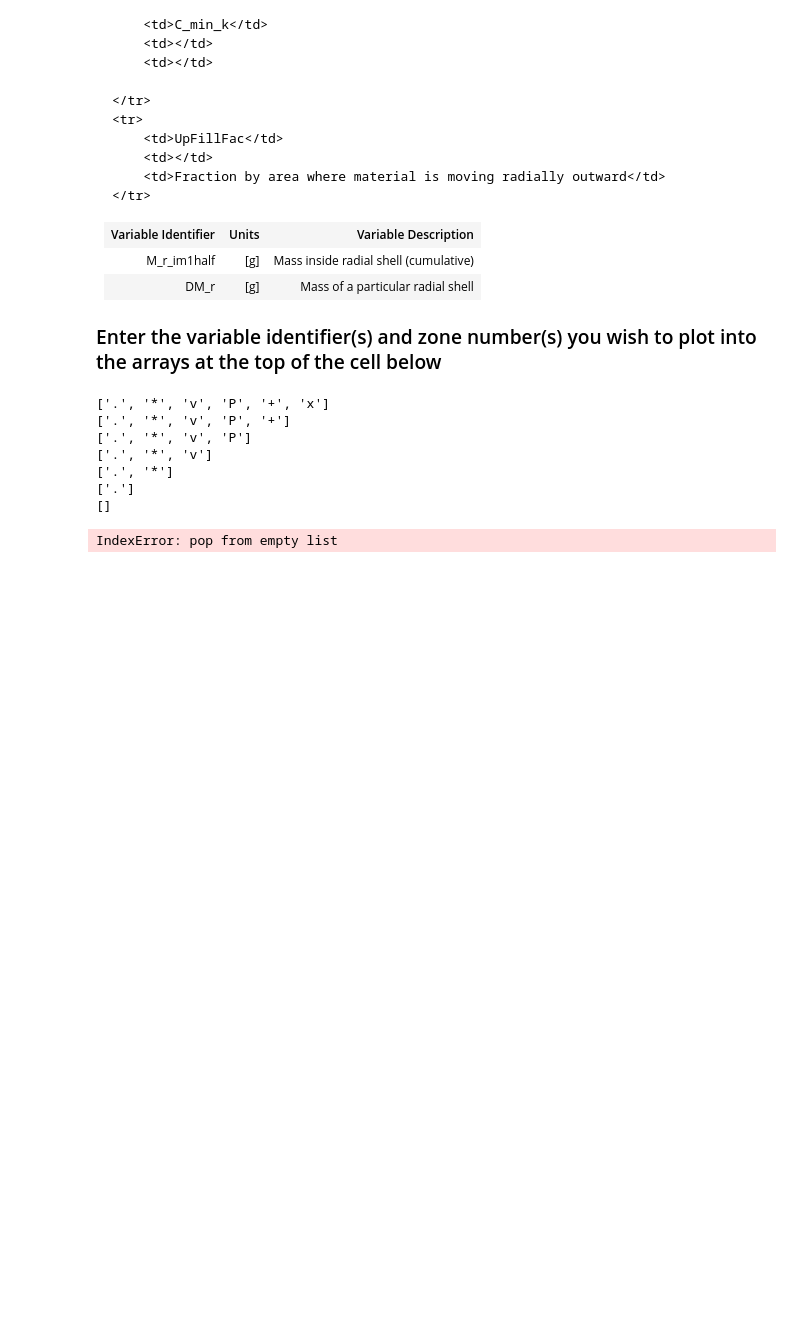
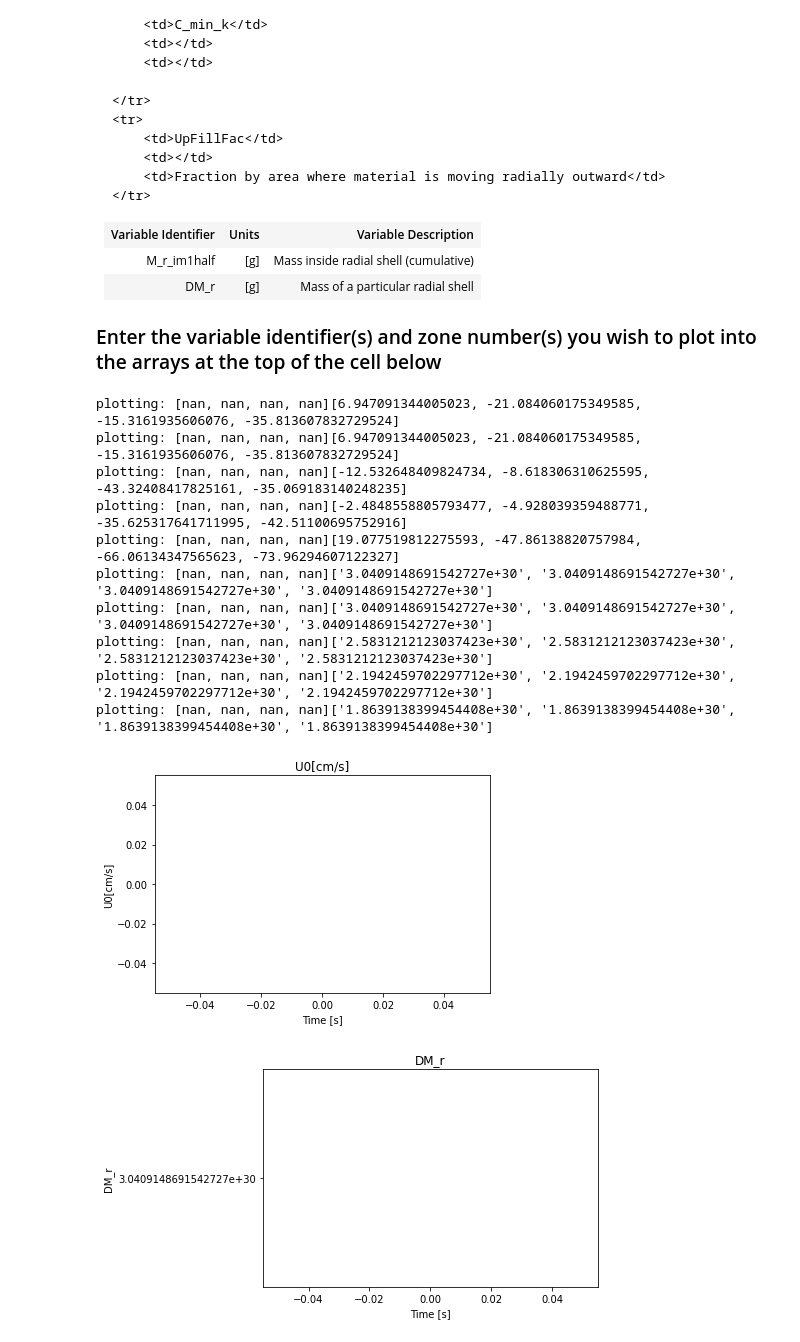
Before and after one commit to Eamon7900/SPHERLSanal-Modular, a Jupyter notebook: jupyter/Plot Time Series.ipynb, the cells around one changed output. Cells and saved outputs as stored; diff of their text form; code cells hidden in the pictures; blank space fills up the shorter version.

Commit message:
Added phase plots to Jupyter notebook

```diff
--- a/jupyter/Plot Time Series.ipynb
+++ b/jupyter/Plot Time Series.ipynb
@@ -482,45 +493,54 @@ TimeArray: [3542411.585777481, 6177317.964275703, 6179321.023313478, 6181323.035
 vars=["U0", "DM_r"] #The list of variables to be plotted against time.  Each will have its own figure:
 zones=[5, 5, 7, 9, 11] #The list of zone numbers you would like to plot for each variable (The first zone doesn't plot for some reason, so just enter it twice):
 timeTrim = 1 #How many time steps to trim from plot:
+plotPhase = True #Set to true to plot phase instead of time
 ##################################################################################################################
 
 from matplotlib import pyplot as plt #Plot using pyplot
 %run plots.py #A class to store colors, markers, and units for plots
-
+%run DataParser.py
 figCount = 1
 for var in vars:
     figCount += 1
     plt.figure(figCount)
     plt.title(var + plots.units.get(var, ""))
     plt.ylabel(var + plots.units.get(var, ""))
     plt.xlabel("Time [s]")
     colors = plots.colors.copy()
     markers = plots.markers.copy()
     for zone in zones:
         varData = {
             "times" : [],
             "values" : []
         }
         timeCount = 0
         for modelDump in dataSet.data:
             timeCount += 1
             if timeCount <= timeTrim : continue
 
-            varData["times"].append(modelDump.time)
+            if(plotPhase):
+                modelDump.calcPhase(dataSet.period)
+                varData["times"].append(modelDump.phase)
+            else:
+                varData["times"].append(modelDump.time)
             varData["values"].append(modelDump.grid[zone - 1][var])
 
         #If either the colors or the markers array is empty refill them
-        print(markers)
         if not colors: colors = plots.colors.copy()
         if not markers: markers = plots.markers.copy()
         #Plot the time series of the current zone
+        print("plotting: " + str(varData["times"]) + str(varData["values"]))
         plt.plot(varData["times"], varData["values"], color=colors.pop(), marker=markers.pop(), label=str("Zone: " + str(zone)))
 # %% [output]
-['.', '*', 'v', 'P', '+', 'x']
-['.', '*', 'v', 'P', '+']
-['.', '*', 'v', 'P']
-['.', '*', 'v']
-['.', '*']
-['.']
-[]
+plotting: [nan, nan, nan, nan][6.947091344005023, -21.084060175349585, -15.3161935606076, -35.813607832729524]
+plotting: [nan, nan, nan, nan][6.947091344005023, -21.084060175349585, -15.3161935606076, -35.813607832729524]
+plotting: [nan, nan, nan, nan][-12.532648409824734, -8.618306310625595, -43.32408417825161, -35.069183140248235]
+plotting: [nan, nan, nan, nan][-2.4848558805793477, -4.928039359488771, -35.625317641711995, -42.51100695752916]
+plotting: [nan, nan, nan, nan][19.077519812275593, -47.86138820757984, -66.06134347565623, -73.96294607122327]
+plotting: [nan, nan, nan, nan]['3.0409148691542727e+30', '3.0409148691542727e+30', '3.0409148691542727e+30', '3.0409148691542727e+30']
+plotting: [nan, nan, nan, nan]['3.0409148691542727e+30', '3.0409148691542727e+30', '3.0409148691542727e+30', '3.0409148691542727e+30']
+plotting: [nan, nan, nan, nan]['2.5831212123037423e+30', '2.5831212123037423e+30', '2.5831212123037423e+30', '2.5831212123037423e+30']
+plotting: [nan, nan, nan, nan]['2.1942459702297712e+30', '2.1942459702297712e+30', '2.1942459702297712e+30', '2.1942459702297712e+30']
+plotting: [nan, nan, nan, nan]['1.8639138399454408e+30', '1.8639138399454408e+30', '1.8639138399454408e+30', '1.8639138399454408e+30']
-IndexError: pop from empty list
+[figure, added]
+[figure, added]
```
Also changed, not shown: parts of 1 cell of this notebook, 1 other file.
